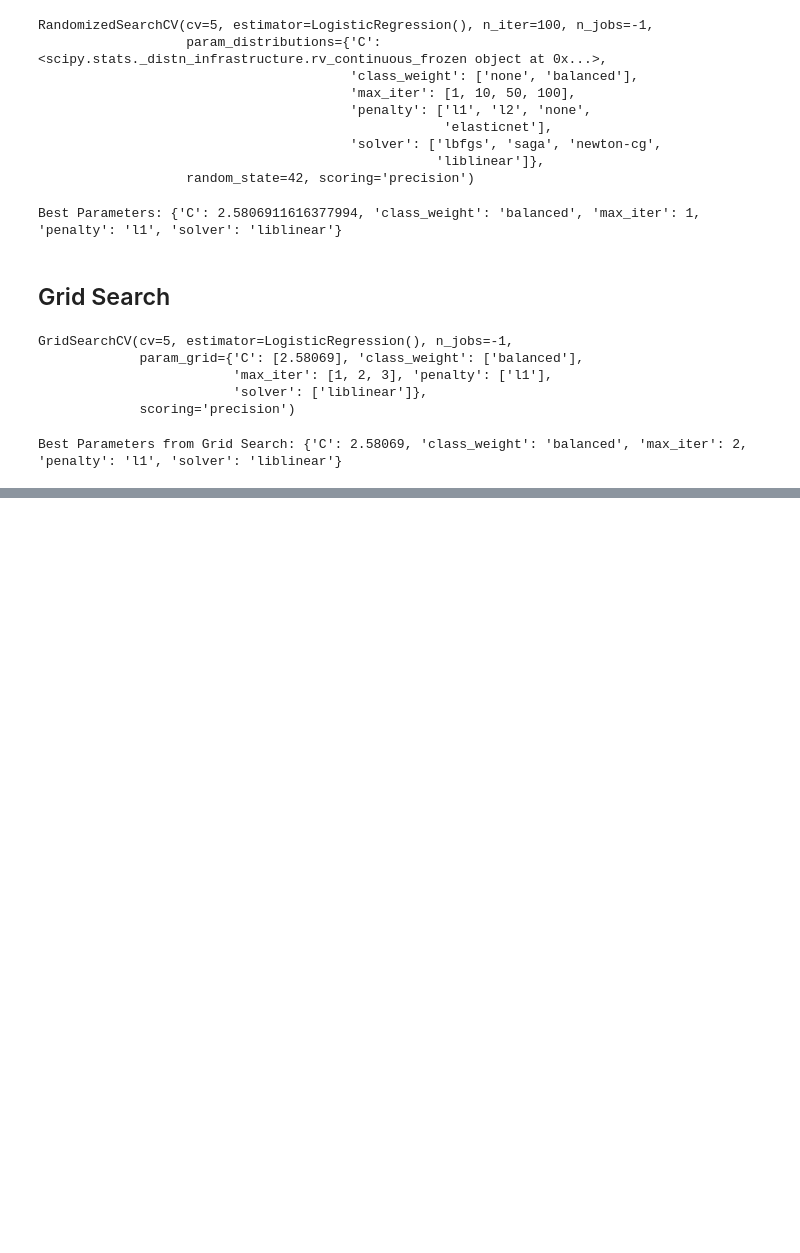
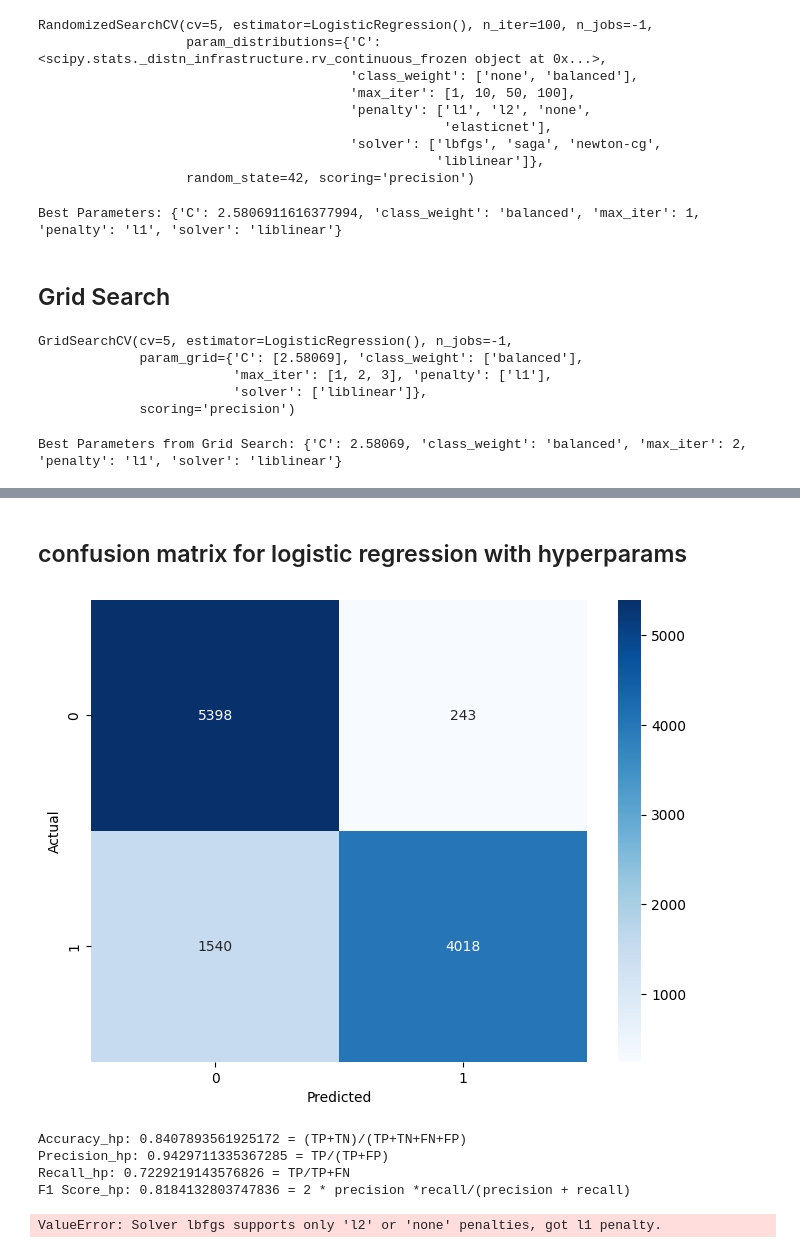
Before and after one commit to XavierLooyens/Churn_prediction, a Jupyter notebook: notebooks/Logistic_regression_with_random_grid_search.ipynb, the cells around one changed output, grey strips where cells are left out. Drawn from its saved outputs; the diff is of its cells as text; code cells hidden in the pictures; blank space fills up the shorter version.

```diff
--- a/notebooks/Logistic_regression_with_random_grid_search.ipynb
+++ b/notebooks/Logistic_regression_with_random_grid_search.ipynb
@@ -449,0 +594,66 @@ Best Parameters from Grid Search: {'C': 2.58069, 'class_weight': 'balanced', 'ma
+# %% [markdown]
+## confusion matrix for logistic regression with hyperparams
+# %%
+hyperparams_pipeline = Pipeline(steps=[
+    ('preprocessor', preprocessor_new),
+    ('classifier', model)
+])
+
+
+hyperparams_pipeline.fit(X_train, y_train)
+y_pred_hp = hyperparams_pipeline.predict(X_test)
+
+cm_hyperparams = confusion_matrix(y_test, y_pred_hp)
+
+plt.figure(figsize=(8, 6))
+sns.heatmap(cm_hyperparams, annot=True, fmt='g', cmap='Blues')
+plt.xlabel('Predicted')
+plt.ylabel('Actual')
+plt.show()
+
+accuracy_hp = accuracy_score(y_test, y_pred_hp)
+precision_hp = precision_score(y_test, y_pred_hp)
+recall_hp = recall_score(y_test, y_pred_hp)
+f1_hp = f1_score(y_test, y_pred_hp)
+
+print(f"Accuracy_hp: {accuracy_hp} = (TP+TN)/(TP+TN+FN+FP)")
+print(f"Precision_hp: {precision_hp} = TP/(TP+FP)")
+print(f"Recall_hp: {recall_hp} = TP/TP+FN")
+print(f"F1 Score_hp: {f1_hp} = 2 * precision *recall/(precision + recall)")
+# %% [output]
+[figure, added]
+Accuracy_hp: 0.8407893561925172 = (TP+TN)/(TP+TN+FN+FP)
+Precision_hp: 0.9429711335367285 = TP/(TP+FP)
+Recall_hp: 0.7229219143576826 = TP/TP+FN
+F1 Score_hp: 0.8184132803747836 = 2 * precision *recall/(precision + recall)
+# %%
+model_random = LogisticRegression(penalty='l1')
+
+random_pipeline = Pipeline(steps=[
+    ('preprocessor', preprocessor_new),
+    ('classifier', model_random)
+])
+
+
+random_pipeline.fit(X_train, y_train)
+y_pred_random = random_pipeline.predict(X_test)
+
+random_hyperparams = confusion_matrix(y_test, y_pred_random)
+
+plt.figure(figsize=(8, 6))
+sns.heatmap(random_hyperparams, annot=True, fmt='g', cmap='Blues')
+plt.xlabel('Predicted')
+plt.ylabel('Actual')
+plt.show()
+
+accuracy_random = accuracy_score(y_test, y_pred_random)
+precision_random = precision_score(y_test, y_pred_random)
+recall_random = recall_score(y_test, y_pred_random)
+f1_random = f1_score(y_test, y_pred_random)
+
+print(f"Accuracy_random: {accuracy_random} = (TP+TN)/(TP+TN+FN+FP)")
+print(f"Precision_random: {precision_random} = TP/(TP+FP)")
+print(f"Recall_random: {recall_random} = TP/TP+FN")
+print(f"F1 Score_random: {f1_random} = 2 * precision *recall/(precision + recall)")
+# %% [output]
+ValueError: Solver lbfgs supports only 'l2' or 'none' penalties, got l1 penalty.
```
Also changed, not shown: parts of 19 cells of this notebook, 1 other file.
